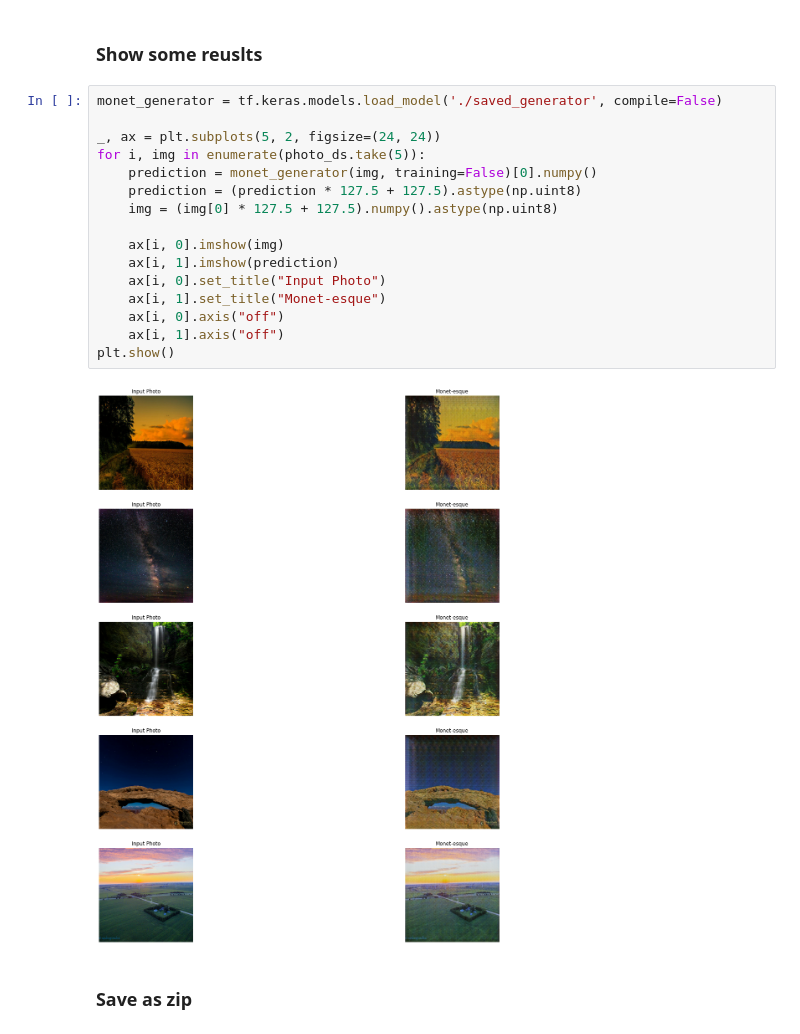
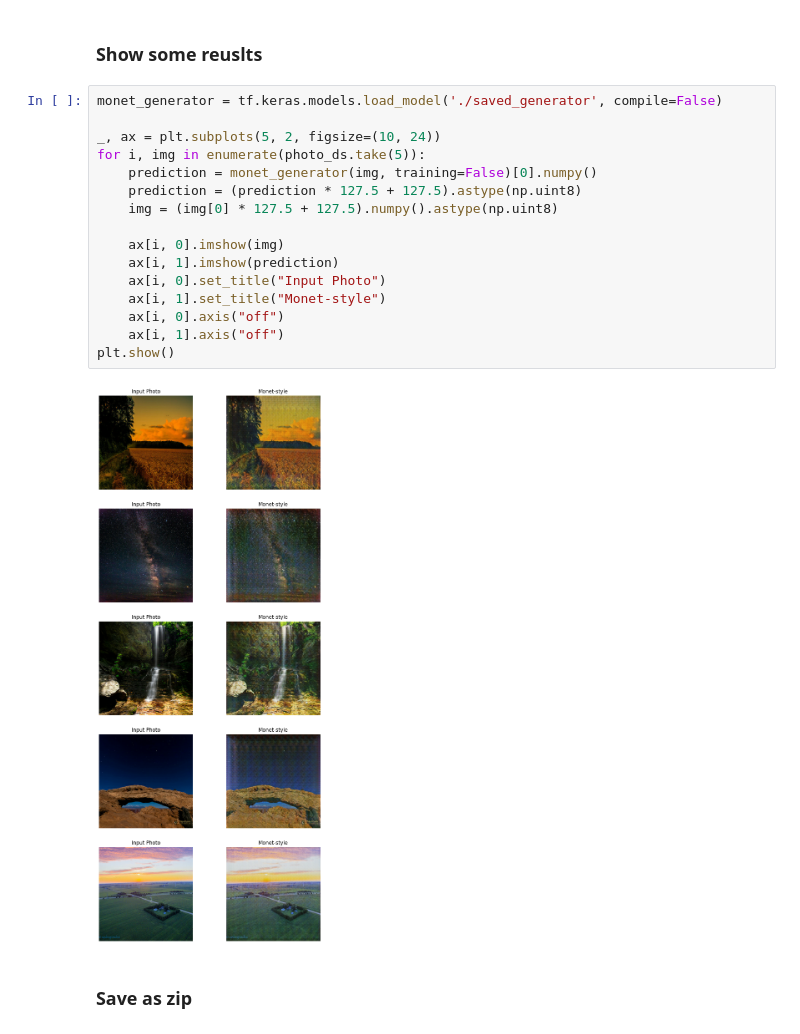
Before and after one commit to s-elo/I-am-a-painter, a Jupyter notebook: main.ipynb, the cells around one changed output. Saved outputs shown, nothing was run; the diff lists cells and outputs as text.

```diff
--- a/main.ipynb
+++ b/main.ipynb
@@ -85,21 +87,21 @@ INFO:tensorflow:Assets written to: ./saved_generator/assets
 # %%
 monet_generator = tf.keras.models.load_model('./saved_generator', compile=False)
 
-_, ax = plt.subplots(5, 2, figsize=(24, 24))
+_, ax = plt.subplots(5, 2, figsize=(10, 24))
 for i, img in enumerate(photo_ds.take(5)):
     prediction = monet_generator(img, training=False)[0].numpy()
     prediction = (prediction * 127.5 + 127.5).astype(np.uint8)
     img = (img[0] * 127.5 + 127.5).numpy().astype(np.uint8)
 
     ax[i, 0].imshow(img)
     ax[i, 1].imshow(prediction)
     ax[i, 0].set_title("Input Photo")
-    ax[i, 1].set_title("Monet-esque")
+    ax[i, 1].set_title("Monet-style")
     ax[i, 0].axis("off")
     ax[i, 1].axis("off")
 plt.show()
 # %% [output]
-[figure, old version]
+[figure, new version]
 # %% [markdown]
 ### Save as zip
 # %%
```
Also changed, not shown: parts of 3 cells of this notebook, 2 other files.
